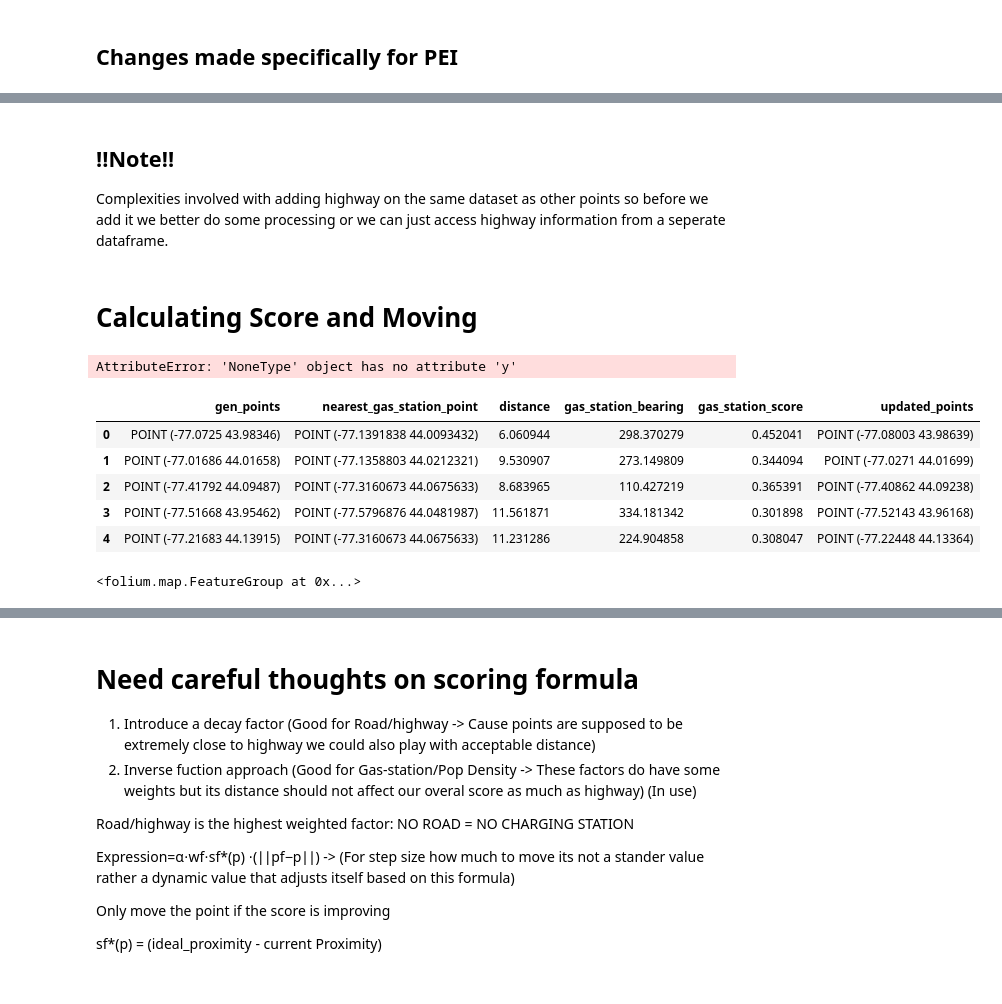
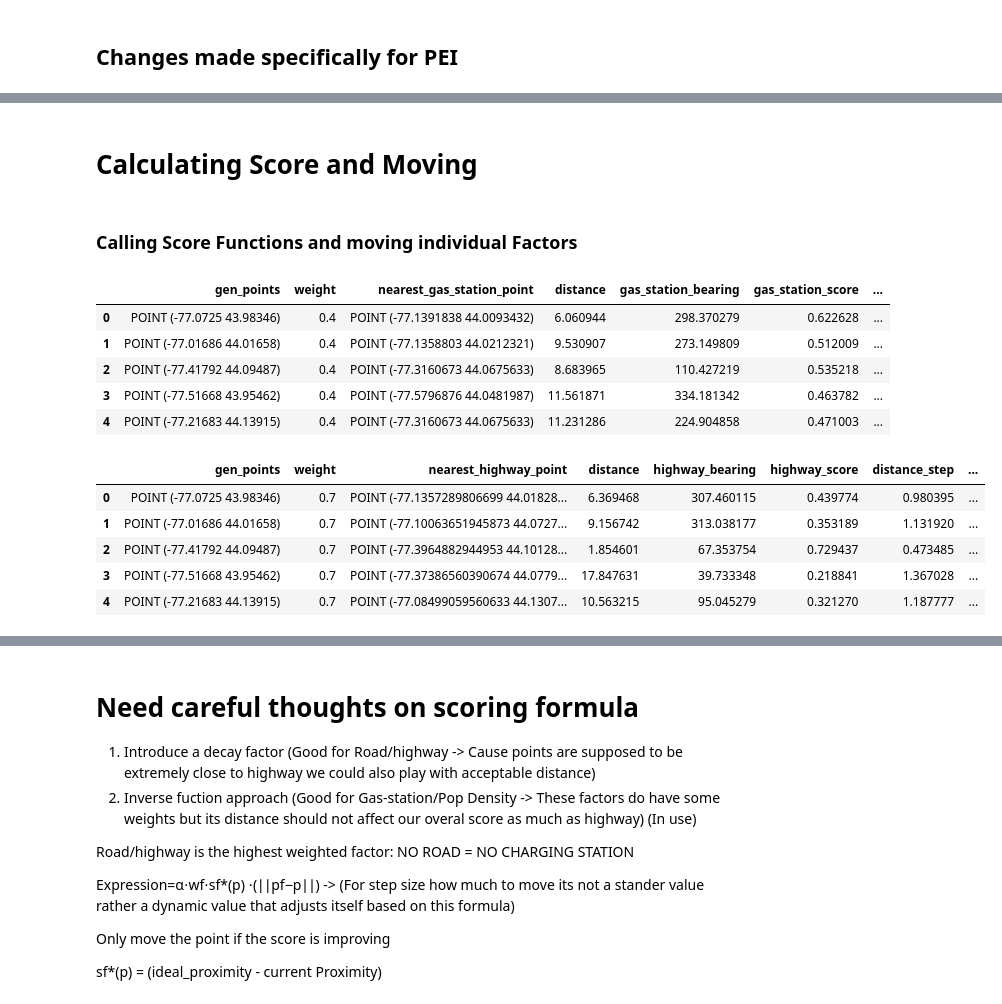
Before and after one commit to sheldonoronha/ev-charging-optimization, a Jupyter notebook: notebooks/04_vector_space_optimization.ipynb, the cells around one changed output, grey strips where cells are left out. Saved outputs shown, nothing was run; the diff lists cells and outputs as text; code cells hidden in the pictures.

```diff
--- a/notebooks/04_vector_space_optimization.ipynb
+++ b/notebooks/04_vector_space_optimization.ipynb
@@ -287,6 +283,3 @@ moving_points.head(8)
-# %% [markdown]
-## !!Note!!
-Complexities involved with adding highway on the same dataset as other points so before we add it we better do some processing or we can just access highway information from a seperate dataframe.
 # %% [markdown]
 # Calculating Score and Moving
 # %%
@@ -384,9 +384,7 @@ def calculate_step_distance(step, factor_weight, factor_score, distance):
     return step * factor_weight * factor_score * distance
 # calculate_step_distance(FACTOR_STEP, GAS_STATION_WEIGHT, SCORE_GDF['gas_station_score'], gas_score_gdf['distance'])
 # %%
-def move_point(lat, lon, bearing_degrees, step, factor_weight, factor_score, distance):
-    distance_step = calculate_step_distance(step, factor_weight, factor_score, distance)
-
+def move_point(lat, lon, bearing_degrees,distance_step):
     R = 6371
     bearing = np.radians(bearing_degrees)
     lat1, lon1 = np.radians(lat), np.radians(lon)
@@ -398,3 +396,5 @@ def move_point(lat, lon, bearing_degrees, step, factor_weight, factor_score, dis
                              np.cos(distance_step / R) - np.sin(lat1) * np.sin(lat2))
     point = Point(np.degrees(lon2), np.degrees(lat2))
     return point
+# %% [markdown]
+### Calling Score Functions and moving individual Factors
@@ -401,38 +409,26 @@ def move_point(lat, lon, bearing_degrees, step, factor_weight, factor_score, dis
 # %%
-factor_proximity_score(gas_score_gdf.gen_points, gas_score_gdf, moving_points.gas_station, "gas_station", ACCEPTEBLE_DISTANCE)
-gas_score_gdf['updated_points'] = gas_score_gdf.apply(
-    lambda row: move_point(row.gen_points.y, row.gen_points.x, row.gas_station_bearing, FACTOR_STEP, GAS_STATION_WEIGHT, row['gas_station_score'], row['distance']),
+gas_station_score_gdf['updated_points'] = gas_station_score_gdf.apply(
+    lambda row: move_point(row.gen_points.y, row.gen_points.x, row.gas_station_bearing, row.distance_step),
     axis=1
 )
+gas_station_score_gdf.head()
 # %% [output]
-AttributeError: 'NoneType' object has no attribute 'y'
+|  | gen_points | weight | nearest_gas_station_point | distance | gas_station_bearing | gas_station_score | ... |
+| 0 | POINT (-77.0725 43.98346) | 0.4 | POINT (-77.1391838 44.0093432) | 6.060944 | 298.370279 | 0.622628 | ... |
+| 1 | POINT (-77.01686 44.01658) | 0.4 | POINT (-77.1358803 44.0212321) | 9.530907 | 273.149809 | 0.512009 | ... |
+| 2 | POINT (-77.41792 44.09487) | 0.4 | POINT (-77.3160673 44.0675633) | 8.683965 | 110.427219 | 0.535218 | ... |
+| 3 | POINT (-77.51668 43.95462) | 0.4 | POINT (-77.5796876 44.0481987) | 11.561871 | 334.181342 | 0.463782 | ... |
+| 4 | POINT (-77.21683 44.13915) | 0.4 | POINT (-77.3160673 44.0675633) | 11.231286 | 224.904858 | 0.471003 | ... |
-# %%
-gas_score_gdf
-# %% [output]
-|  | gen_points | nearest_gas_station_point | distance | gas_station_bearing | gas_station_score | updated_points |
-| 0 | POINT (-77.0725 43.98346) | POINT (-77.1391838 44.0093432) | 6.060944 | 298.370279 | 0.452041 | POINT (-77.08003 43.98639) |
-| 1 | POINT (-77.01686 44.01658) | POINT (-77.1358803 44.0212321) | 9.530907 | 273.149809 | 0.344094 | POINT (-77.0271 44.01699) |
-| 2 | POINT (-77.41792 44.09487) | POINT (-77.3160673 44.0675633) | 8.683965 | 110.427219 | 0.365391 | POINT (-77.40862 44.09238) |
-| 3 | POINT (-77.51668 43.95462) | POINT (-77.5796876 44.0481987) | 11.561871 | 334.181342 | 0.301898 | POINT (-77.52143 43.96168) |
-| 4 | POINT (-77.21683 44.13915) | POINT (-77.3160673 44.0675633) | 11.231286 | 224.904858 | 0.308047 | POINT (-77.22448 44.13364) |
-# %%
-updated_gdf_gas = gpd.GeoDataFrame(gas_score_gdf[['updated_points']], geometry='updated_points', crs="EPSG:4326")
-
-updated_point_layer = folium.FeatureGroup(name="Singe_Iteration_Updated_point",
-                                     overlay=True, control=True, show = False)
-
-for idx, row in updated_gdf_gas.iterrows():
-    point = row.updated_points
-    folium.CircleMarker(
-        location=[point.y, point.x],  # (lat, lon)
-        radius=3,
-        color='green',
-        fill = True,
-        fill_color='green',
-        fill_opacity=0.7,
-        popup="Singe-Iteration Updated point"
-    ).add_to(updated_point_layer)
-
-updated_point_layer.add_to(m)
-# %% [output]
-<folium.map.FeatureGroup at 0x...>
+# %%
+highway_score_gdf['updated_points'] = highway_score_gdf.apply(
+    lambda row: move_point(row.gen_points.y, row.gen_points.x, row.highway_bearing, row.distance_step),
+    axis=1
+)
+highway_score_gdf.head(5)
+# %% [output]
+|  | gen_points | weight | nearest_highway_point | distance | highway_bearing | highway_score | distance_step | ... |
+| 0 | POINT (-77.0725 43.98346) | 0.7 | POINT (-77.1357289806699 44.01828... | 6.369468 | 307.460115 | 0.439774 | 0.980395 | ... |
+| 1 | POINT (-77.01686 44.01658) | 0.7 | POINT (-77.10063651945873 44.0727... | 9.156742 | 313.038177 | 0.353189 | 1.131920 | ... |
+| 2 | POINT (-77.41792 44.09487) | 0.7 | POINT (-77.3964882944953 44.10128... | 1.854601 | 67.353754 | 0.729437 | 0.473485 | ... |
+| 3 | POINT (-77.51668 43.95462) | 0.7 | POINT (-77.37386560390674 44.0779... | 17.847631 | 39.733348 | 0.218841 | 1.367028 | ... |
+| 4 | POINT (-77.21683 44.13915) | 0.7 | POINT (-77.08499059560633 44.1307... | 10.563215 | 95.045279 | 0.321270 | 1.187777 | ... |
```
Also changed, not shown: parts of 22 cells of this notebook.
